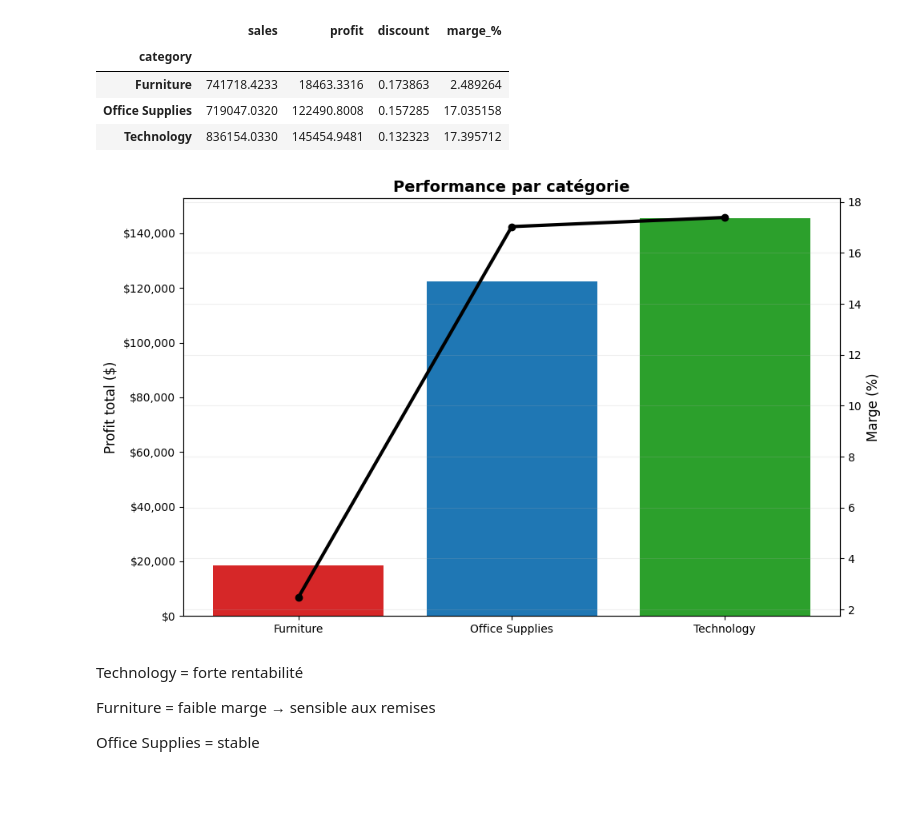
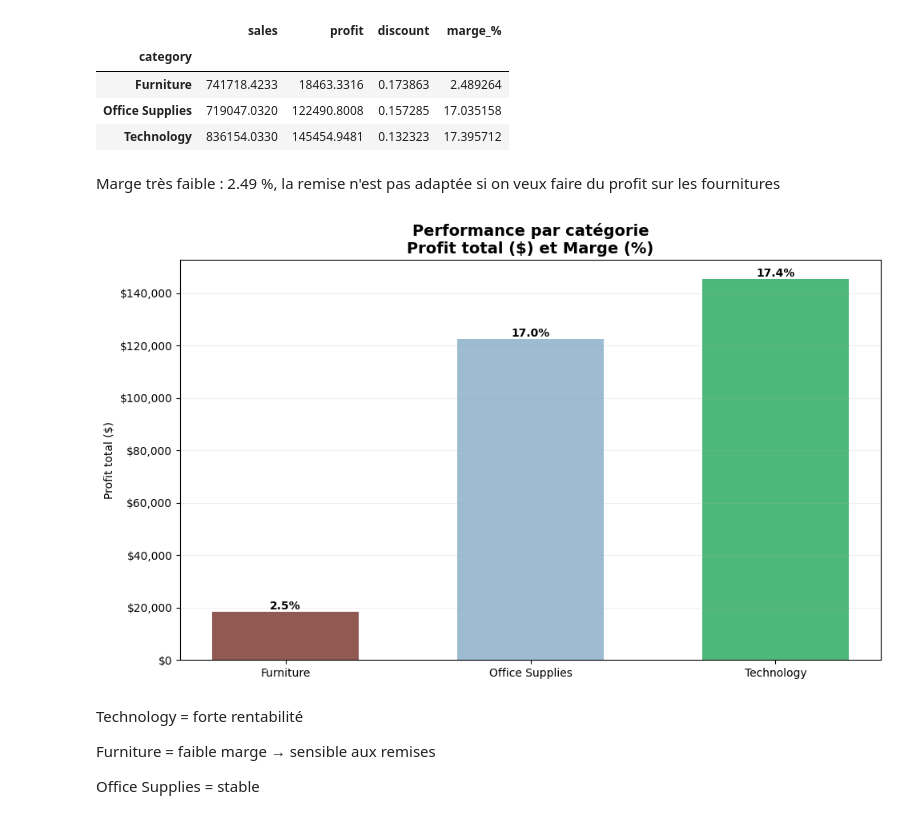
Before and after one commit to msshaqura/project_superstore, a Jupyter notebook: sample_superstore.ipynb, the cells around one changed output. Saved outputs shown, nothing was run; the diff lists cells and outputs as text; code cells hidden in the pictures; blank space fills up the shorter version.

Commit message:
maj et clean graphique)

```diff
--- a/sample_superstore.ipynb
+++ b/sample_superstore.ipynb
@@ -542,0 +503,8 @@ plt.show()
+# %%
+import numpy as np
+import pandas as pd
+import matplotlib.pyplot as plt
+
+# Création des tranches
+bins = np.linspace(0, 0.8, 9)
+df_cleaned["discount_bin_curve"] = pd.cut(df_cleaned["discount"], bins)
@@ -559,13 +562,18 @@ year
 2017    93439.2696
 Name: profit, dtype: float64
 # %%
-
+import matplotlib.pyplot as plt
 
 plt.figure(figsize=(8,5))
 profit_annuel.plot(marker="o", linewidth=3)
+
+for i, value in enumerate(profit_annuel):
+    plt.text(profit_annuel.index[i], value, f"${value:,.0f}",
+             ha="center", va="bottom")
+
 plt.title("Évolution annuelle du profit total")
 plt.xlabel("Année")
-plt.ylabel("Profit total")
+plt.ylabel("Profit total ($)")
 plt.grid(alpha=0.3)
 plt.show()
 # %% [output]
@@ -632,51 +646,67 @@ perf_cat
 | Furniture | 741718.4233 | 18463.3316 | 0.173863 | 2.489264 |
 | Office Supplies | 719047.0320 | 122490.8008 | 0.157285 | 17.035158 |
 | Technology | 836154.0330 | 145454.9481 | 0.132323 | 17.395712 |
+# %% [markdown]
+Marge très faible : 2.49 %, la remise n'est pas adaptée si on veux faire du profit sur les fournitures
 # %%
+import pandas as pd
 import matplotlib.pyplot as plt
 from matplotlib.ticker import FuncFormatter
 
-# Couleurs différentes par catégorie
+# 🔹 Recalcul performance catégorie
+perf_cat = (
+    df_cleaned
+    .groupby("category")[["sales","profit","discount"]]
+    .sum()
+)
+
+# 🔹 Calcul marge %
+perf_cat["marge_%"] = (perf_cat["profit"] / perf_cat["sales"]) * 100
+
+# 🔹 Couleurs personnalisées
 couleurs = {
-    "Furniture": "#D62728",        # rouge
-    "Office Supplies": "#1F77B4",  # bleu
-    "Technology": "#2CA02C"        # vert
+    "Furniture": "#925953",        # rouge
+    "Office Supplies": "#9DBCD1",  # bleu
+    "Technology": "#4EB87A"        # vert
 }
 
+# 🔹 Graphique
 fig, ax1 = plt.subplots(figsize=(10,6))
 
-# Barres avec couleurs personnalisées
 bars = ax1.bar(
     perf_cat.index,
     perf_cat["profit"],
-    color=[couleurs[c] for c in perf_cat.index]
+    color=[couleurs[c] for c in perf_cat.index],
+    width=0.6
 )
 
-# Format $ pour l’axe Y
+# Format dollar
 def dollar_format(x, pos):
     return f"${x:,.0f}"
 
 ax1.yaxis.set_major_formatter(FuncFormatter(dollar_format))
-ax1.set_ylabel("Profit total ($)", fontsize=12)
+ax1.set_ylabel("Profit total ($)")
 
-# Ligne marge sur axe secondaire
-ax2 = ax1.twinx()
-ax2.plot(
-    perf_cat.index,
-    perf_cat["marge_%"],
-    color="black",
-    marker="o",
-    linewidth=3
-)
+# Ajouter marge au-dessus des barres
+for i, bar in enumerate(bars):
+    height = bar.get_height()
+    marge = perf_cat["marge_%"].iloc[i]
+    ax1.text(
+        bar.get_x() + bar.get_width()/2,
+        height,
+        f"{marge:.1f}%",
+        ha="center",
+        va="bottom",
+        fontweight="bold"
+    )
 
-ax2.set_ylabel("Marge (%)", fontsize=12)
-
-plt.title("Performance par catégorie", fontsize=14, fontweight="bold")
+plt.title("Performance par catégorie\nProfit total ($) et Marge (%)",
+          fontsize=14, fontweight="bold")
 plt.grid(axis="y", alpha=0.2)
 plt.tight_layout()
 plt.show()
 # %% [output]
-[figure, old version]
+[figure, new version]
 # %% [markdown]
 Technology = forte rentabilité
 
```
Also changed, not shown: parts of 19 cells of this notebook.
